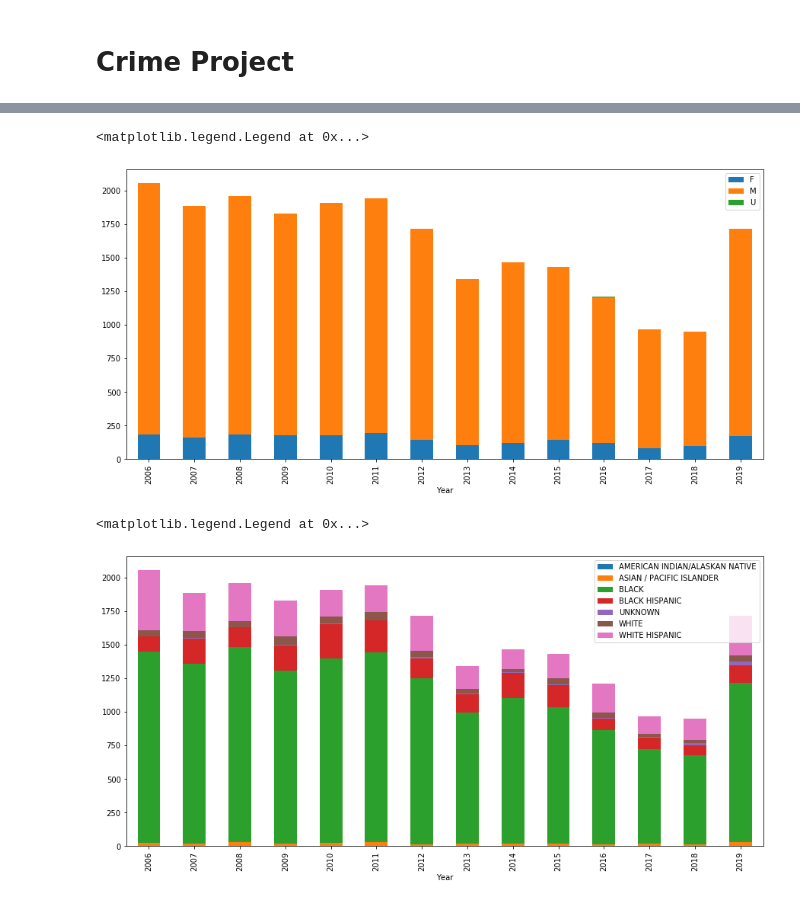
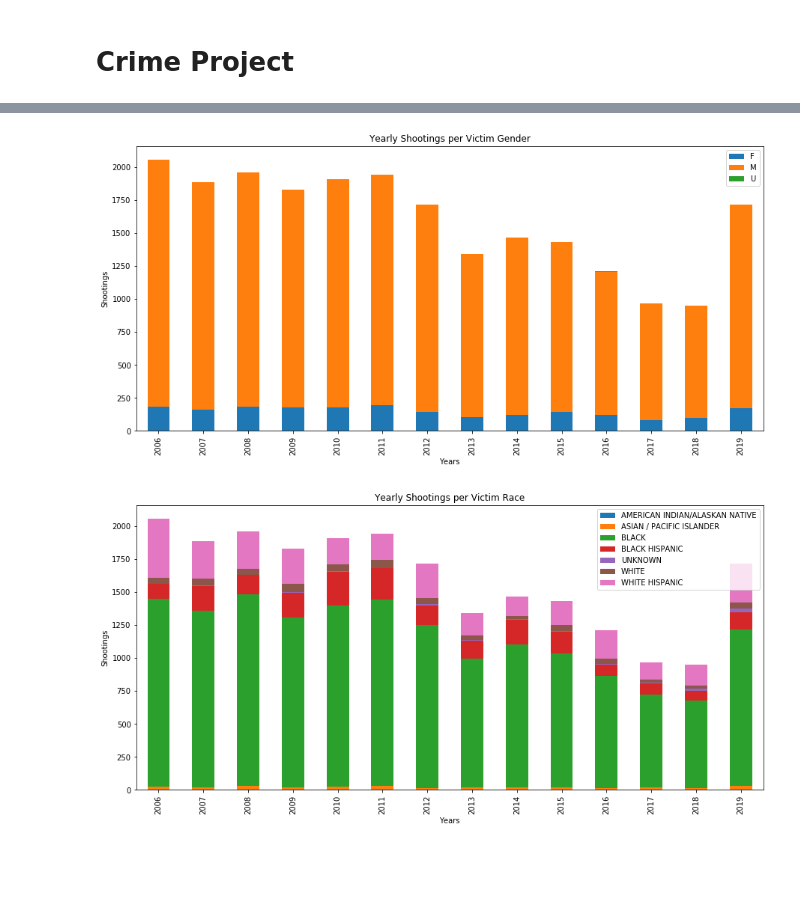
Before and after one commit to taftap8/CrimeProject, a Jupyter notebook: CrimeProject.ipynb, the cells around one changed output, grey strips where cells are left out. Cells and saved outputs as stored; diff of their text form; code cells hidden in the pictures; blank space fills up the shorter version.

```diff
--- a/CrimeProject.ipynb
+++ b/CrimeProject.ipynb
@@ -48,17 +92,25 @@ shooting_victim_sex_counts = shooting_df.groupby(["Year","VIC_SEX"])["Year"].cou
 
 shooting_victim_sex_counts.plot(kind="bar",stacked=True,figsize=(15,7))
 plt.legend(loc="best")
+
+plt.title("Yearly Shootings per Victim Gender")
+plt.xlabel("Years")
+plt.ylabel("Shootings")
+plt.show()
 # %% [output]
-<matplotlib.legend.Legend at 0x...>
-[figure, old version]
+[figure, new version]
 # %%
 shooting_victim_race_counts = shooting_df.groupby(["Year","VIC_RACE"])["Year"].count().unstack("VIC_RACE")
 
 shooting_victim_race_counts.plot(kind="bar",stacked=True,figsize=(15,7))
 plt.legend(loc="best")
+
+plt.title("Yearly Shootings per Victim Race")
+plt.xlabel("Years")
+plt.ylabel("Shootings")
+plt.show()
 # %% [output]
-<matplotlib.legend.Legend at 0x...>
-[figure, old version]
+[figure, new version]
 # %%
 # Store latitude and longitude in locations
 locations = shooting_df[["Latitude", "Longitude"]]
```
Also changed, not shown: parts of 9 cells of this notebook, 1 other file.
